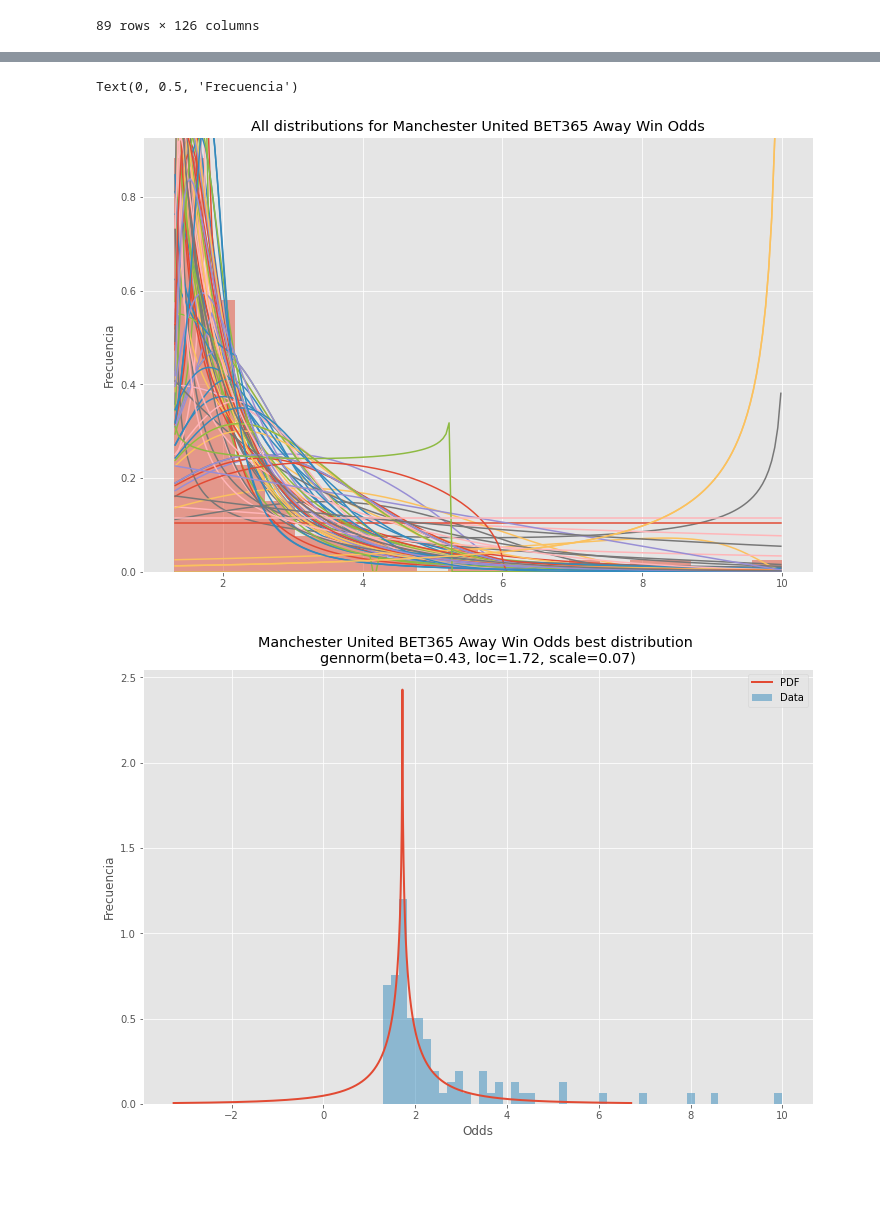
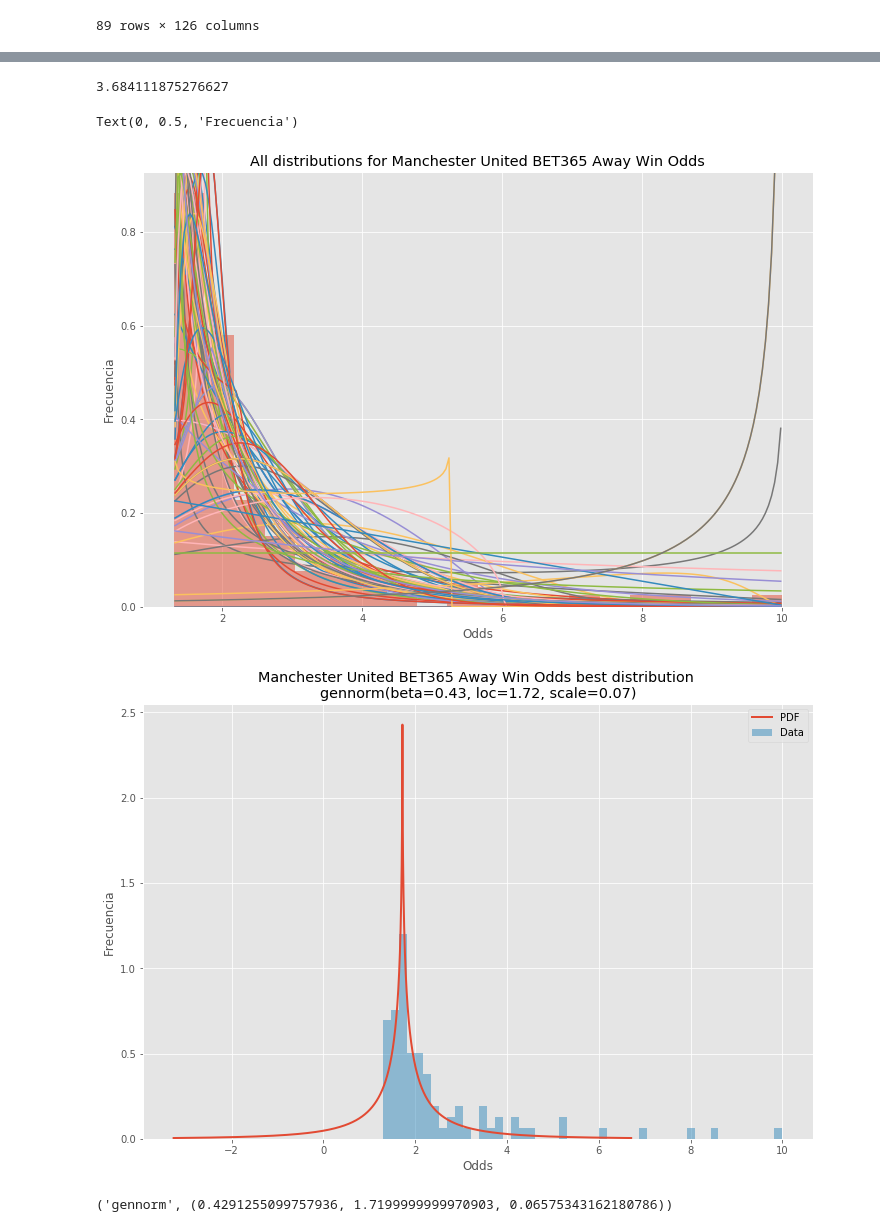
Before and after one commit to EduardoLoza/ProyectoModulo1_delaTorreE_VelascoG, a Jupyter notebook: ProyectoModulo1_delaTorreE_VelascoG.ipynb, the cells around one changed output, grey strips where cells are left out. Saved outputs shown, nothing was run; the diff lists cells and outputs as text; code cells hidden in the pictures; blank space fills up the shorter version.

```diff
--- a/ProyectoModulo1_delaTorreE_VelascoG.ipynb
+++ b/ProyectoModulo1_delaTorreE_VelascoG.ipynb
@@ -416,42 +488,55 @@ Text(0, 0.5, 'Frecuencia')
+# %%
+mediacheh(MANUH,N,N)
+# %% [output]
+3.684111875276627
 # %%
 matplotlib.rcParams['figure.figsize'] = (16.0, 5.0)
 matplotlib.style.use('ggplot')
 # Load data from statsmodels datasets
 data = Mua['B365A']
-data = pd.Series(data)
+dataMUA = pd.Series(data)
 
 # Plot for comparison
 plt.figure(figsize=(12,8))
-ax = data.plot(kind='hist', bins=20, density=True, alpha=0.5)
+ax = dataMUA.plot(kind='hist', bins=20, density=True, alpha=0.5)
 # Save plot limits
 dataYLim = ax.get_ylim()
 
 # Find best fit distribution
-best_fit_name, best_fit_params = best_fit_distribution(data, 200, ax)
+best_fit_name, best_fit_params = best_fit_distribution(dataMUA, 200, ax)
 best_dist = getattr(st, best_fit_name)
 
 # Update plots
 ax.set_ylim(dataYLim)
 ax.set_title(u'All distributions for Manchester United BET365 Away Win Odds')
 ax.set_xlabel(u'Odds')
 ax.set_ylabel('Frecuencia')
 
 # Make PDF with best params
 pdf = make_pdf(best_dist, best_fit_params)
 
 # Display
 plt.figure(figsize=(12,8))
 ax = pdf.plot(lw=2, label='PDF', legend=True)
-data.plot(kind='hist', bins=50, density=True, alpha=0.5, label='Data', legend=True, ax=ax)
+dataMUA.plot(kind='hist', bins=50, density=True, alpha=0.5, label='Data', legend=True, ax=ax)
 
 param_names = (best_dist.shapes + ', loc, scale').split(', ') if best_dist.shapes else ['loc', 'scale']
 param_str = ', '.join(['{}={:0.2f}'.format(k,v) for k,v in zip(param_names, best_fit_params)])
 dist_str = '{}({})'.format(best_fit_name, param_str)
 
 ax.set_title(u'Manchester United BET365 Away Win Odds best distribution \n' + dist_str)
 ax.set_xlabel(u'Odds')
 ax.set_ylabel('Frecuencia')
 # %% [output]
 Text(0, 0.5, 'Frecuencia')
-[figure, old version]
+[figure, new version]
 [figure]
+# %%
+#Nodo 2 MANCHESTER UNITED AWAY
+N=10000
+c = dataMUA
+pruebadist=best_fit_distribution(c)
+pruebadist
+#NUESTRA DISTRIBUCIÓN ES gennorm
+# %% [output]
+('gennorm', (0.4291255099757936, 1.7199999999970903, 0.06575343162180786))
```
Also changed, not shown: parts of 34 cells of this notebook.
